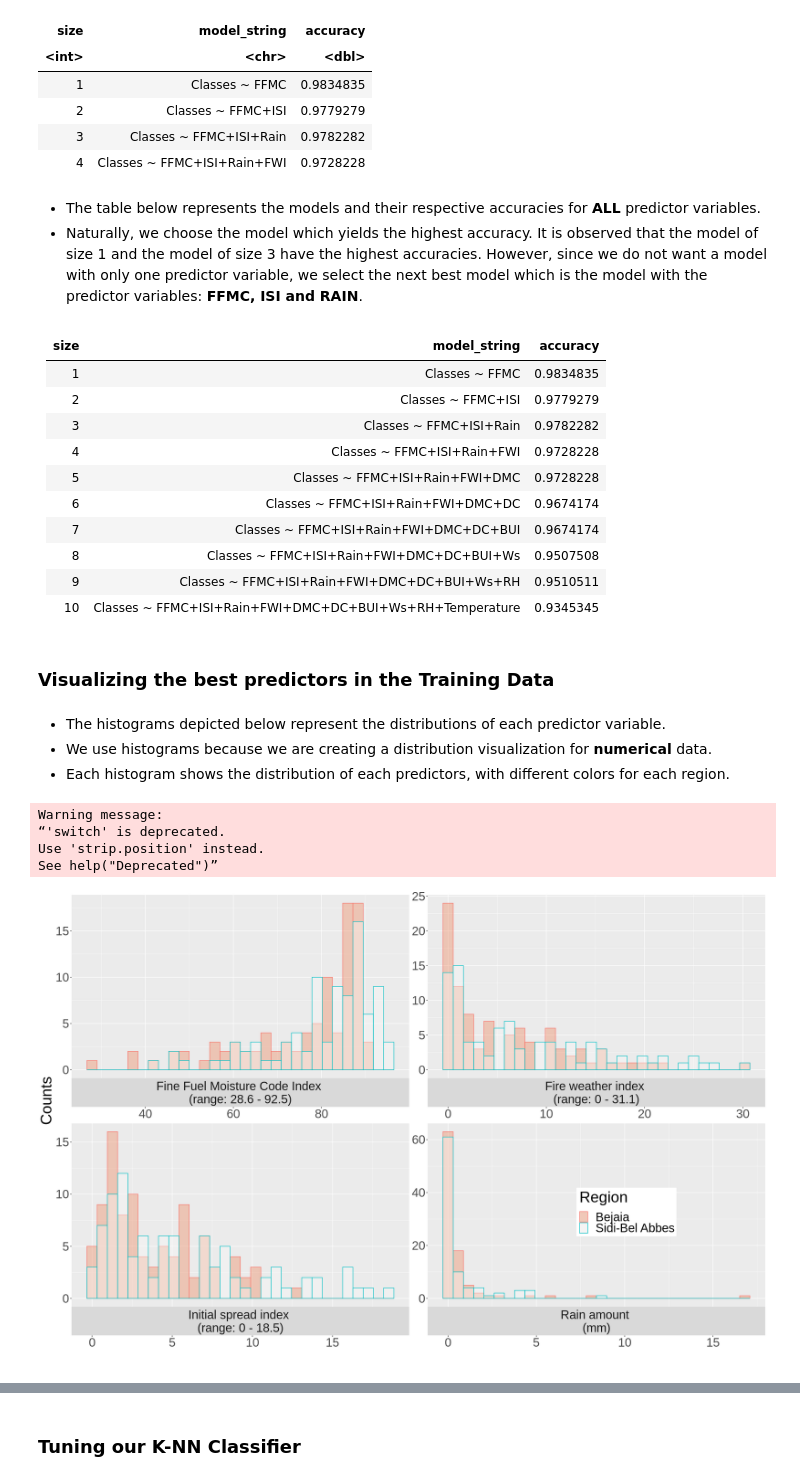
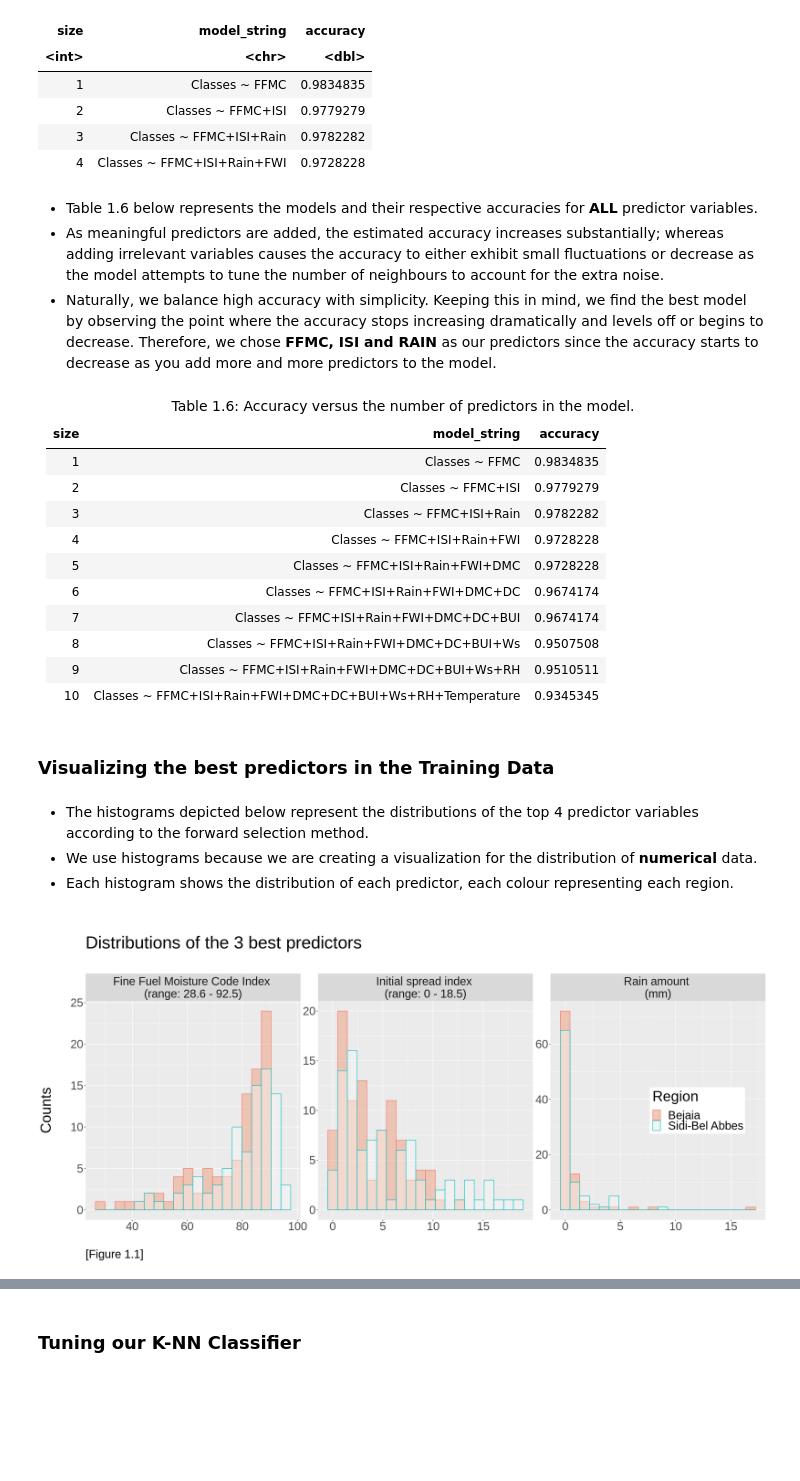
Before and after one commit to omertahi/DSCI100-Group26-Project, a Jupyter notebook: forest_fire_report.ipynb, the cells around one changed output, grey strips where cells are left out. Drawn from its saved outputs; the diff is of its cells as text; code cells hidden in the pictures; blank space fills up the shorter version.

Commit message:
Discussion added
Added table numbers
Added figure numbers
Added discussion section
Added citations.

```diff
--- a/forest_fire_report.ipynb
+++ b/forest_fire_report.ipynb
@@ -297,10 +299,13 @@ A tibble: 4 × 3
 | 2 | Classes ~ FFMC+ISI | 0.9779279 |
 | 3 | Classes ~ FFMC+ISI+Rain | 0.9782282 |
 | 4 | Classes ~ FFMC+ISI+Rain+FWI | 0.9728228 |
-# %% [markdown]
-* The table below represents the models and their respective accuracies for __ALL__ predictor variables.
-* Naturally, we choose the model which yields the highest accuracy. It is observed that the model of size 1 and the model of size 3 have the highest accuracies. However, since we do not want a model with only one predictor variable, we select the next best model which is the model with the predictor variables: __FFMC, ISI and RAIN__.
+# %% [markdown]
+* Table 1.6 below represents the models and their respective accuracies for __ALL__ predictor variables.
+* As meaningful predictors are added, the estimated accuracy increases substantially; whereas adding irrelevant variables causes the accuracy to either exhibit small fluctuations or decrease as the model attempts to tune the number of neighbours to account for the extra noise.
+* Naturally, we balance high accuracy with simplicity. Keeping this in mind, we find the best model by observing the point where the accuracy stops increasing dramatically and levels off or begins to decrease. Therefore, we chose __FFMC, ISI and RAIN__ as our predictors since the accuracy starts to decrease as you add more and more predictors to the model.
 # %% [markdown]
+<div align="center"> Table 1.6: Accuracy versus the number of predictors in the model. </div>
+
 | size|model_string                                             |  accuracy|
 |----:|:--------------------------------------------------------|---------:|
 |    1|Classes ~ FFMC                                           | 0.9834835|
@@ -316,42 +321,42 @@ A tibble: 4 × 3
 # %% [markdown]
 ### Visualizing the best predictors in the Training Data
 # %% [markdown]
-* The histograms depicted below represent the distributions of each predictor variable.
-* We use histograms because we are creating a distribution visualization for **numerical** data.
-* Each histogram shows the distribution of each predictors, with different colors for each region.
+* The histograms depicted below represent the distributions of the top 4 predictor variables according to the forward selection method.
+* We use histograms because we are creating a visualization for the distribution of **numerical** data.
+* Each histogram shows the distribution of each predictor, each colour representing each region.
 # %%
-options(repr.plot.width = 20, repr.plot.height = 13)
+options(repr.plot.width = 21, repr.plot.height = 10)
 
 a <- ff_train %>%
-    select(region,FFMC,ISI,Rain,FWI,Classes) %>%
-    pivot_longer(cols = FFMC:FWI,
+    select(region,FFMC,ISI,Rain,Classes) %>%
+    pivot_longer(cols = FFMC:Rain,
                  names_to = "predictors",
                  values_to = "values")
 
 predictor_labels <- c(FFMC = "Fine Fuel Moisture Code Index \n(range: 28.6 - 92.5)",
                    ISI = "Initial spread index \n(range: 0 - 18.5)",
-                   Rain = "Rain amount \n(mm)",
-                   FWI = "Fire weather index \n(range: 0 - 31.1)")
+                   Rain = "Rain amount \n(mm)")
 
 distribution_plot <- a %>%
     ggplot(aes(x = values, fill = region, colour = region)) +
-    geom_histogram(alpha = 0.4, position = 'identity', bins = 30) +
-    labs(x = "", y = "Counts", fill = "Region", colour = "Region") +
+    geom_histogram(alpha = 0.4, position = 'identity', bins = 20) +
+    labs(x = "",
+         y = "Counts\n",
+         fill = "Region",
+         colour = "Region",
+         title = "\nDistributions of the 3 best predictors\n",
+         caption = "[Figure 1.1]") +
     facet_wrap(vars(predictors),
                scales = "free",
-               switch = "x",
                labeller = labeller(predictors = predictor_labels)) +
     theme(strip.text.y.left = element_text(angle = 0),
-          legend.position = c(0.80, 0.23),
+          legend.position = c(0.90, 0.50),
+          plot.caption = element_text(hjust = 0),
           text = element_text(size = 30)) +
     scale_fill_brewer(palette = "RdBu") # To see more colorblind friendly pallete: display.brewer.all(colorblindFriendly = T)
 
 
 distribution_plot
 # %% [output]
-Warning message:
-“'switch' is deprecated.
-Use 'strip.position' instead.
-See help("Deprecated")”
-[figure, old version]
+[figure, new version]
 # %% [markdown]
```
Also changed, not shown: parts of 34 cells of this notebook.
